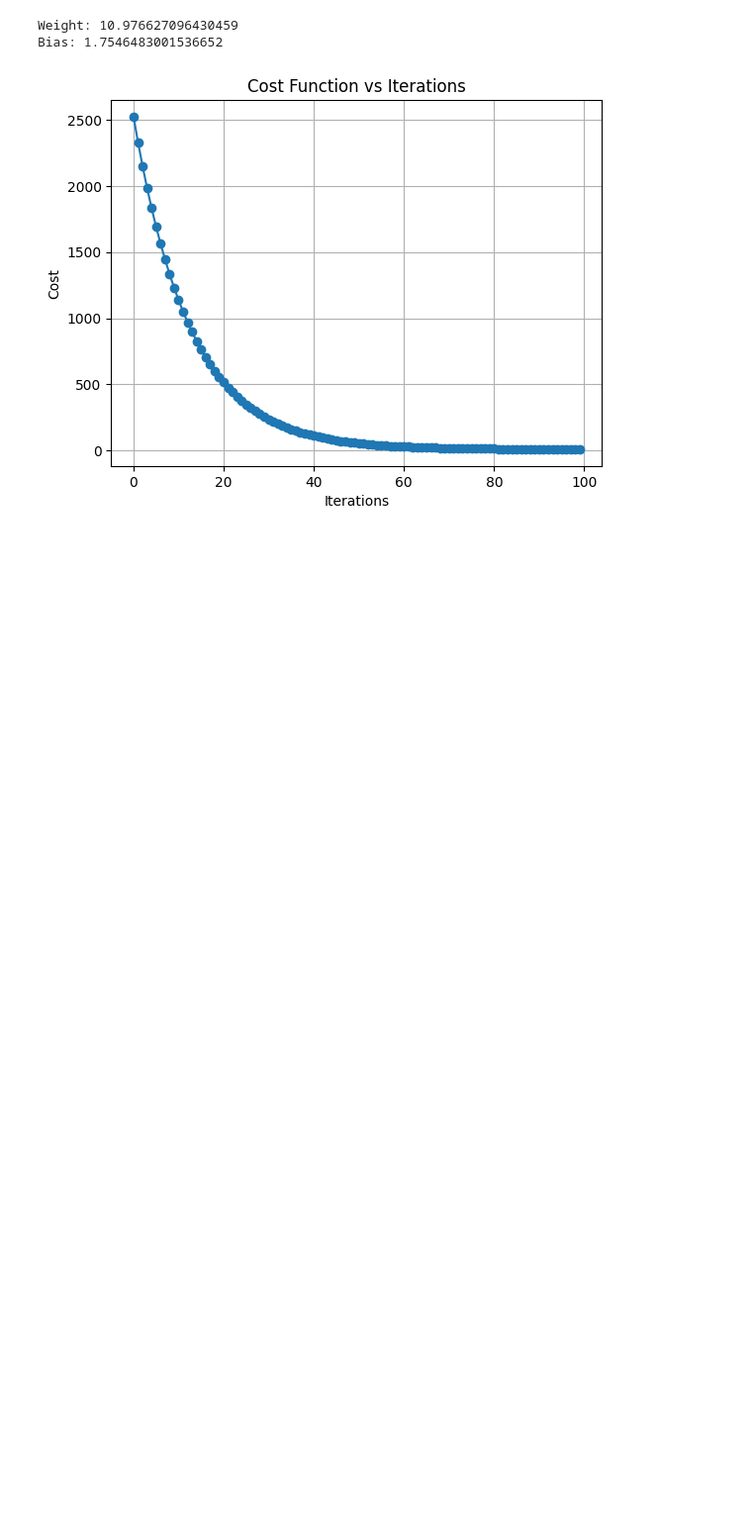
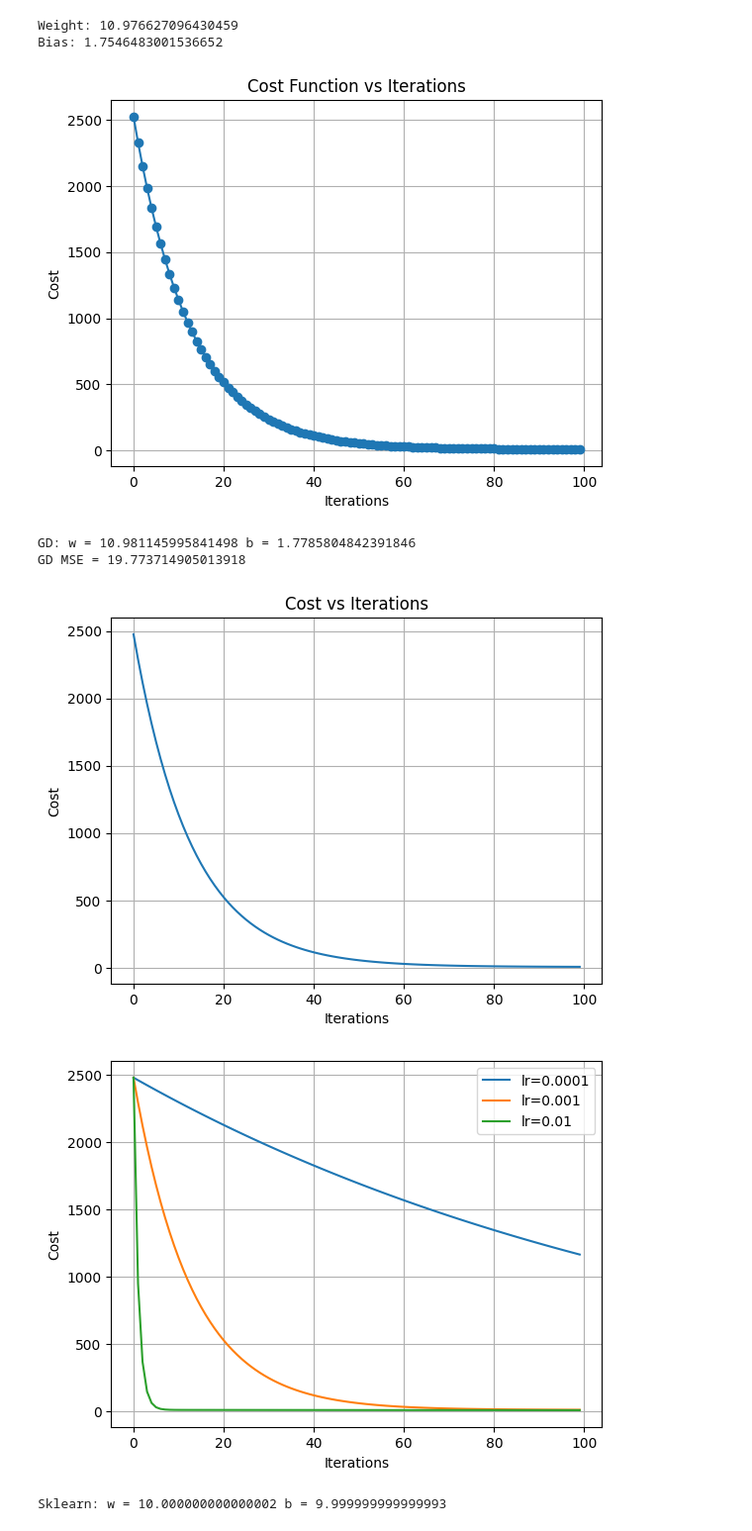
Before and after one commit to luffy-loop/Machine_Learning, a Jupyter notebook: Lab3.ipynb, the cells around one changed output. Shown at 99% size. Saved outputs shown, nothing was run; the diff lists cells and outputs as text; code cells hidden in the pictures; blank space fills up the shorter version.

Commit message:
Complete linear regression with gradient descent

```diff
--- a/Lab3.ipynb
+++ b/Lab3.ipynb
@@ -44,3 +44,71 @@ plt.show()
 Weight: 10.976627096430459
 Bias: 1.7546483001536652
 [figure]
+# %%
+import numpy as np
+import matplotlib.pyplot as plt
+from sklearn.model_selection import train_test_split
+from sklearn.linear_model import LinearRegression
+
+# Data
+X = np.array([1,2,3,4,5,6,7,8,9,10], float)
+y = np.array([20,30,40,50,60,70,80,90,100,110], float)
+
+# 80% train, 20% test
+xtr, xte, ytr, yte = train_test_split(X, y, test_size=0.2, random_state=42)
+
+# Gradient Descent
+def GD(x, y, lr, it=100):
+    w = b = 0
+    cost = []
+
+    for i in range(it):
+        pred = w*x + b
+        e = pred-y
+        cost.append(np.mean(e**2)/2)
+
+        w -= lr*np.mean(e*x)
+        b -= lr*np.mean(e)
+
+    return w, b, cost
+
+# Train
+w, b, cost = GD(xtr, ytr, 0.001)
+
+print("GD: w =", w, "b =", b)
+
+# Test MSE
+pred = w*xte + b
+print("GD MSE =", np.mean((yte-pred)**2))
+
+# Cost graph
+plt.plot(cost)
+plt.xlabel("Iterations")
+plt.ylabel("Cost")
+plt.title("Cost vs Iterations")
+plt.grid()
+plt.show()
+
+# Learning rates
+for lr in [0.0001, 0.001, 0.01]:
+    _, _, c = GD(xtr, ytr, lr)
+    plt.plot(c, label=f"lr={lr}")
+
+plt.xlabel("Iterations")
+plt.ylabel("Cost")
+plt.legend()
+plt.grid()
+plt.show()
+
+# Scikit-learn
+model = LinearRegression()
+model.fit(xtr.reshape(-1,1), ytr)
+
+print("\nSklearn: w =", model.coef_[0],
+      "b =", model.intercept_)
+# %% [output]
+GD: w = 10.981145995841498 b = 1.7785804842391846
+GD MSE = 19.773714905013918
+[figure, added]
+[figure, added]
+Sklearn: w = 10.000000000000002 b = 9.999999999999993
```
